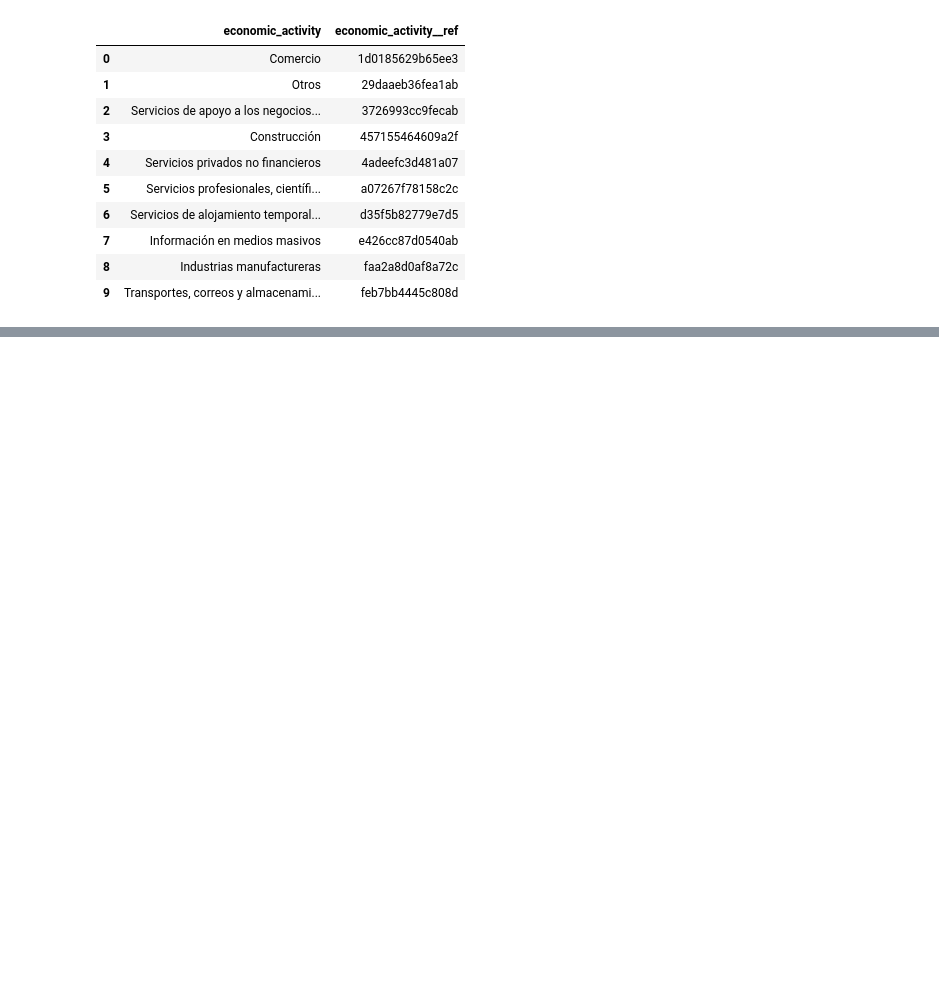
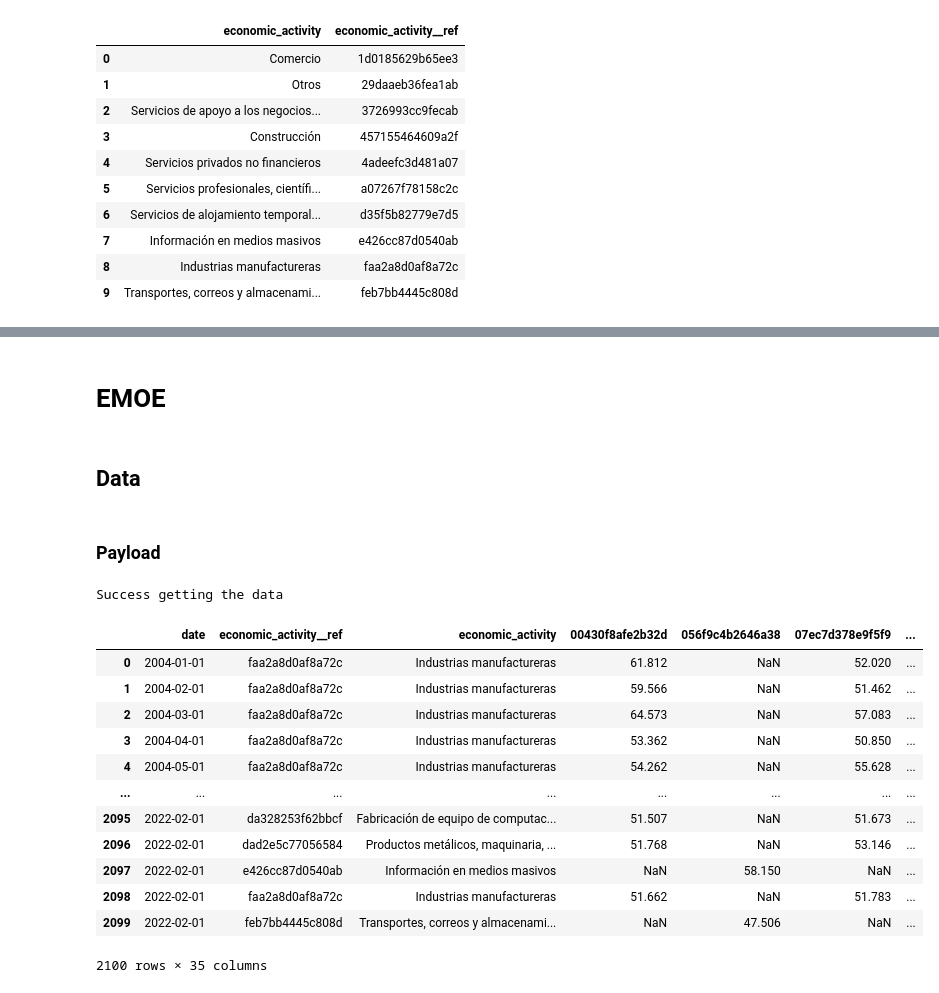
Before and after one commit to TukanMx/tukan_notebooks, a Jupyter notebook: social/social_media/emoe/emoe.ipynb, the cells around one changed output, grey strips where cells are left out. Saved outputs shown, nothing was run; the diff lists cells and outputs as text; code cells hidden in the pictures; blank space fills up the shorter version.

```diff
--- a/social/social_media/emoe/emoe.ipynb
+++ b/social/social_media/emoe/emoe.ipynb
@@ -282,0 +296,77 @@ plt.savefig(
+# %% [markdown]
+# EMOE
+# %% [markdown]
+## Data
+# %% [markdown]
+### Payload
+# %%
+payload = {
+    "type": "data_table",
+    "operation": "sum",
+    "language": "es",
+    "group_by": [
+        "economic_activity"
+    ],
+    "categories": {
+        "economic_activity": "all"
+    },
+    "request": [
+        {
+            "table": "mex_inegi_emoe",
+            "variables": [
+                "753a8c759da818e",
+                "499bf8d7bbd107a",
+                "53432a4ebabc19b",
+                "b830c0441f7687e",
+                "c16911187296460",
+                "c9c28bfd79c2bcf",
+                "1b0f1ce9956876e",
+                "60c528cbeb1282d",
+                "a1c23158fb0077e",
+                "f469b4790560b0e",
+                "f1165c8af1a957e",
+                "4d97513c0f61909",
+                "5b43cb6fe066258",
+                "e9eb46f59cb4183",
+                "4e859c07e656071",
+                "a719ed12dbbb7f4",
+                "00430f8afe2b32d",
+                "a8823aa051be8b0",
+                "302ac6207274750",
+                "b8da70ef3893883",
+                "578ca6828a94081",
+                "44b90dc86fbd4c7",
+                "292d7a4092a7765",
+                "875b652890b3ce1",
+                "b19210d1dd4dc4b",
+                "07ec7d378e9f5f9",
+                "94eb68be0f7ef91",
+                "29800af8a5e4989",
+                "814ad1cab2c3f4e",
+                "c8b64ecf5a762b7",
+                "056f9c4b2646a38",
+                "1f9be3dd8a1efb0"
+            ]
+        }
+    ],
+    "from": "2000-01-01"
+}
+
+emoe = get_tukan_api_request(payload)
+emoe_data = emoe["data"]
+emoe_data
+# %% [output]
+Success getting the data
+|  | date | economic_activity__ref | economic_activity | 00430f8afe2b32d | 056f9c4b2646a38 | 07ec7d378e9f5f9 | ... |
+| 0 | 2004-01-01 | faa2a8d0af8a72c | Industrias manufactureras | 61.812 | NaN | 52.020 | ... |
+| 1 | 2004-02-01 | faa2a8d0af8a72c | Industrias manufactureras | 59.566 | NaN | 51.462 | ... |
+| 2 | 2004-03-01 | faa2a8d0af8a72c | Industrias manufactureras | 64.573 | NaN | 57.083 | ... |
+| 3 | 2004-04-01 | faa2a8d0af8a72c | Industrias manufactureras | 53.362 | NaN | 50.850 | ... |
+| 4 | 2004-05-01 | faa2a8d0af8a72c | Industrias manufactureras | 54.262 | NaN | 55.628 | ... |
+| ... | ... | ... | ... | ... | ... | ... | ... |
+| 2095 | 2022-02-01 | da328253f62bbcf | Fabricación de equipo de computac... | 51.507 | NaN | 51.673 | ... |
+| 2096 | 2022-02-01 | dad2e5c77056584 | Productos metálicos, maquinaria, ... | 51.768 | NaN | 53.146 | ... |
+| 2097 | 2022-02-01 | e426cc87d0540ab | Información en medios masivos | NaN | 58.150 | NaN | ... |
+| 2098 | 2022-02-01 | faa2a8d0af8a72c | Industrias manufactureras | 51.662 | NaN | 51.783 | ... |
+| 2099 | 2022-02-01 | feb7bb4445c808d | Transportes, correos y almacenami... | NaN | 47.506 | NaN | ... |
+2100 rows × 35 columns
```
Also changed, not shown: parts of 16 cells of this notebook.
